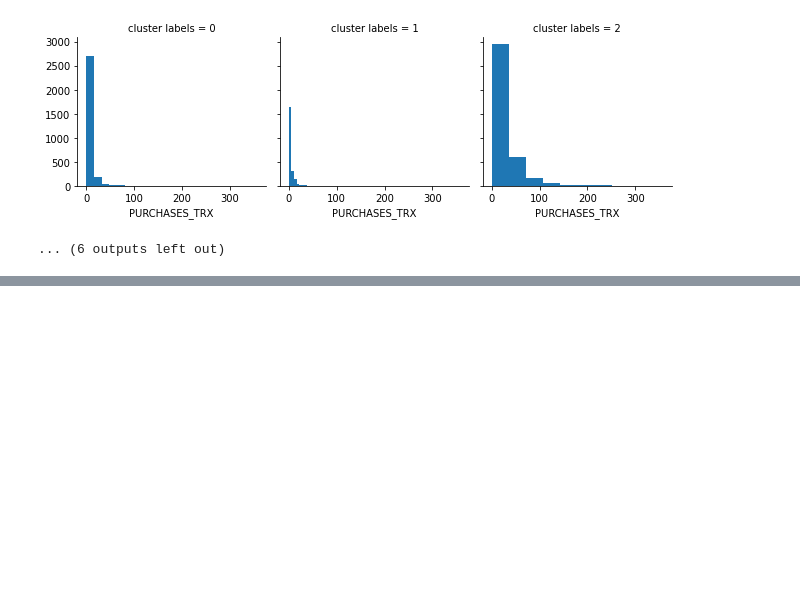
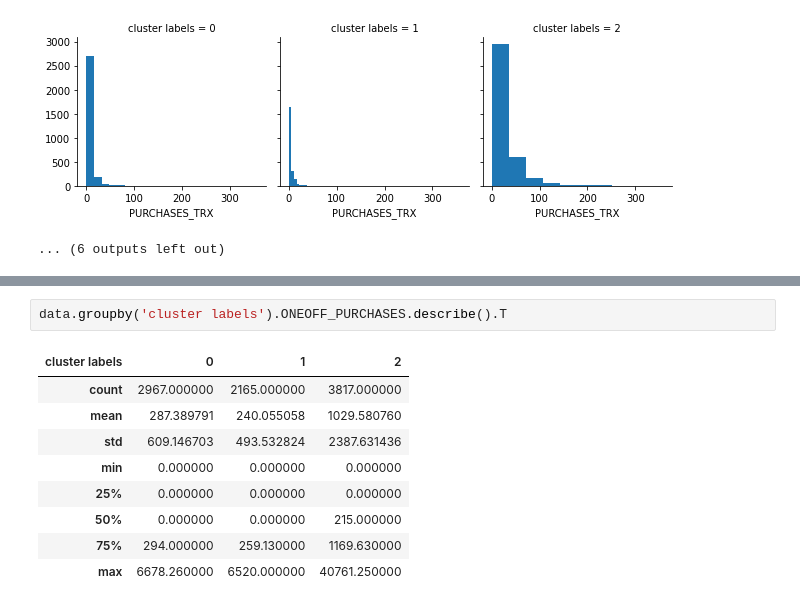
Before and after one commit to AntonioMoralCevallos/BA820-GroupProject, a Jupyter notebook: EDA_Antonio.ipynb, the cells around one changed output, grey strips where cells are left out. Saved outputs shown, nothing was run; the diff lists cells and outputs as text; blank space fills up the shorter version.

```diff
--- a/EDA_Antonio.ipynb
+++ b/EDA_Antonio.ipynb
@@ -223,0 +261,12 @@ for c in data:
+# %%
+data.groupby('cluster labels').ONEOFF_PURCHASES.describe().T
+# %% [output]
+| cluster labels | 0 | 1 | 2 |
+| count | 2967.000000 | 2165.000000 | 3817.000000 |
+| mean | 287.389791 | 240.055058 | 1029.580760 |
+| std | 609.146703 | 493.532824 | 2387.631436 |
+| min | 0.000000 | 0.000000 | 0.000000 |
+| 25% | 0.000000 | 0.000000 | 0.000000 |
+| 50% | 0.000000 | 0.000000 | 215.000000 |
+| 75% | 294.000000 | 259.130000 | 1169.630000 |
+| max | 6678.260000 | 6520.000000 | 40761.250000 |
```
Also changed, not shown: parts of 16 cells of this notebook.
